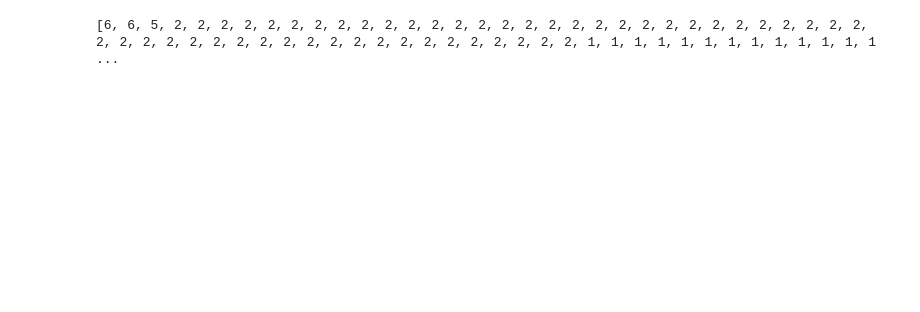
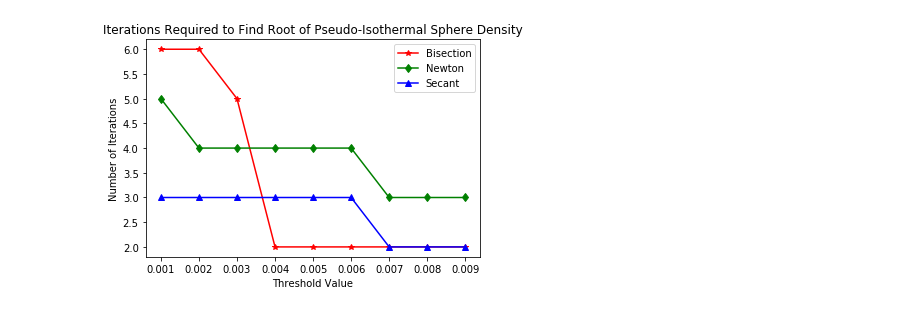
Before and after one commit to zrd7527/ASTP720, a Jupyter notebook: ASTP720_HW1-1.ipynb, the cells around one changed output. Drawn from its saved outputs; the diff is of its cells as text; code cells hidden in the pictures; blank space fills up the shorter version.

Commit message:
Finished problems 2-4

```diff
--- a/ASTP720_HW1-1.ipynb
+++ b/ASTP720_HW1-1.ipynb
@@ -149,9 +151,14 @@ Root Found: -6.708251953125
 # %%
+'''
+ASTP-720 Homework 1
+Zach Diermyer
+Problem 2
+'''
 import matplotlib.pyplot as plt
 
 def bisection(func, epsilon):
     '''
-    Finds root of a function using bisection method
+    Finds root of a function using bisection method, modified from problem 1
     Inputs:
         func - Function to find root of
         epsilon - Threshold value of function to break out of loop and approximate root
@@ -186,7 +193,7 @@ def bisection(func, epsilon):
 
 def newton(func, funcprime, epsilon):
     '''
-    Finds root of a function using Newton's method
+    Finds root of a function using Newton's method, modified from problem 1
     Inputs:
         func - Function to find root of
         funcprime - Derivative of func, input function
@@ -195,7 +202,7 @@ def newton(func, funcprime, epsilon):
         xn - Determined value of root
         count - Number of iterations required to find root
     '''
-    x0 = -10
+    x0 = -1
     xn = x0 - (func(x0)/funcprime(x0))
     count = 1
     if abs(func(xn)) < epsilon:
@@ -209,7 +216,7 @@ def newton(func, funcprime, epsilon):
 
 def secant(func, epsilon):
     '''
-    Finds root of a function using the secant method
+    Finds root of a function using the secant method, modified from problem 1
     Inputs:
         func - Function to find root of
         epsilon - Threshold value of function to break out of loop and approximate root
@@ -217,41 +224,54 @@ def secant(func, epsilon):
         xn - Determined value of root
         count - Number of iterations required to find root
     '''
-    x0 = -10
-    x1 = 11
+    x0 = -1
+    x1 = 2
     xn = x1 - func(x1)*((x1-x0)/(func(x1)-func(x0)))
     count = 1
     if abs(func(xn)) < epsilon:
         pass
     else:
         xn0 = x1
         while abs(func(xn)) > epsilon:
+            if (func(xn)-func(xn0)) == 0:
+                xn += 0.1
             xn1 = xn - func(xn)*((xn-xn0)/(func(xn)-func(xn0)))
             xn0 = xn
             xn = xn1
             count += 1
     return(xn, count)
 
 def FWHMpisphere(a):
     #Retruns the eqaution of the full width at half max (FWHM) of a
     #pseudo-isothermal sphere plasma lens
-    return(((1/2) - (1 + a**2)**(-1/2)))   #a = x/r_c
+    return(((1 + a**2)**(-1/2))-(1/2))   #a = x/r_c
 
 def FWHMpisphereprime(a):
     #Returns the derivative of the FWHM of a pseudo-isothermal sphere
     #plasma lens equation
-    return(())
+    return(-(a/(1+(a**2)**(3/2))))
 
 def main():
-    bit = []
+    bit = []        #Arrays of number of iterations for each method
     nit = []
     sit = []
-    ep = []
-    for i in range(1, 100):
+    ep = []         #Array of threshold values
+    for i in range(1, 10):
         ep.append(i/1000)
         b0 = bisection(FWHMpisphere, epsilon = i/1000)
         bit.append(b0[1])
+        n0 = newton(FWHMpisphere, FWHMpisphereprime, epsilon = i/1000)
+        nit.append(n0[1])
+        s0 = secant(FWHMpisphere, epsilon = i/1000)
+        sit.append(s0[1])
+    plt.plot(ep, bit, color = 'red', marker = '*')
+    plt.plot(ep, nit, color = 'green', marker = 'd')
+    plt.plot(ep, sit, color = 'blue', marker = '^')
+    plt.title('Iterations Required to Find Root of Pseudo-Isothermal Sphere Density')
+    plt.xlabel('Threshold Value')
+    plt.ylabel('Number of Iterations')
+    plt.legend(labels = ('Bisection', 'Newton', 'Secant'))
 main()
 # %% [output]
-[6, 6, 5, 2, 2, 2, 2, 2, 2, 2, 2, 2, 2, 2, 2, 2, 2, 2, 2, 2, 2, 2, 2, 2, 2, 2, 2, 2, 2, 2, 2, 2, 2, 2, 2, 2, 2, 2, 2, 2, 2, 2, 2, 2, 2, 2, 2, 2, 2, 2, 2, 2, 2, 2, 1, 1, 1, 1, 1, 1, 1, 1, 1, 1, 1, 1, 1 ...
+[figure, added]
 # %%
```
Also changed, not shown: parts of 4 cells of this notebook.
